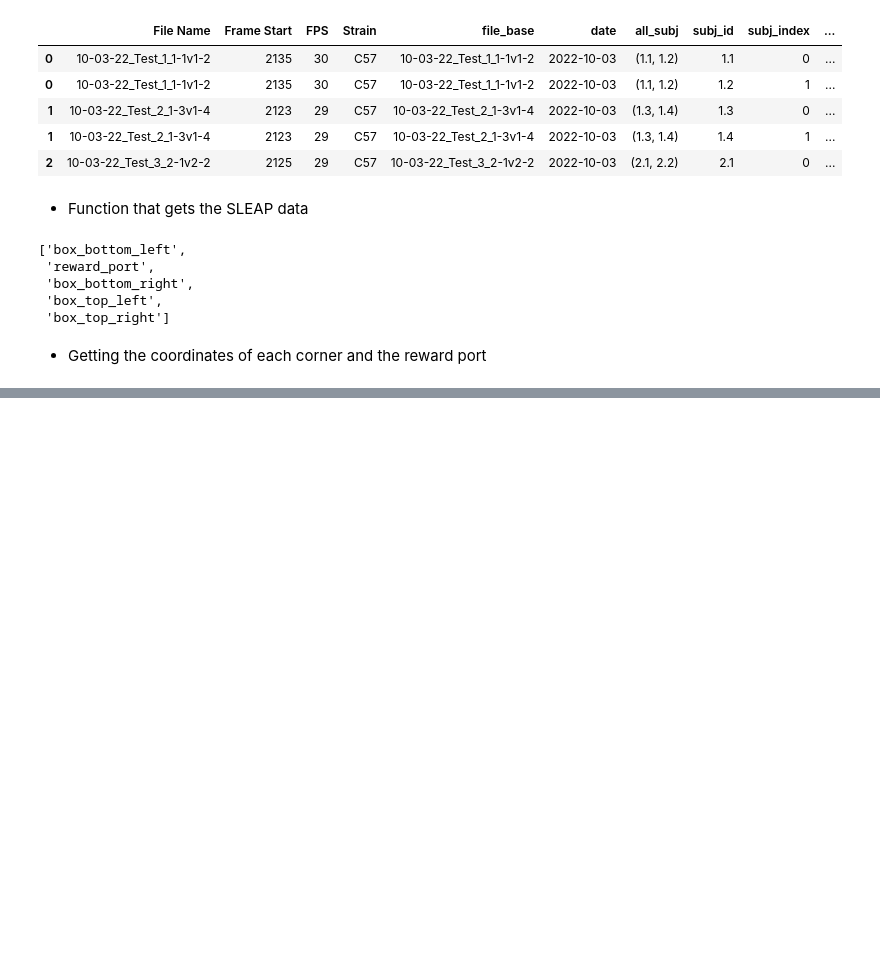
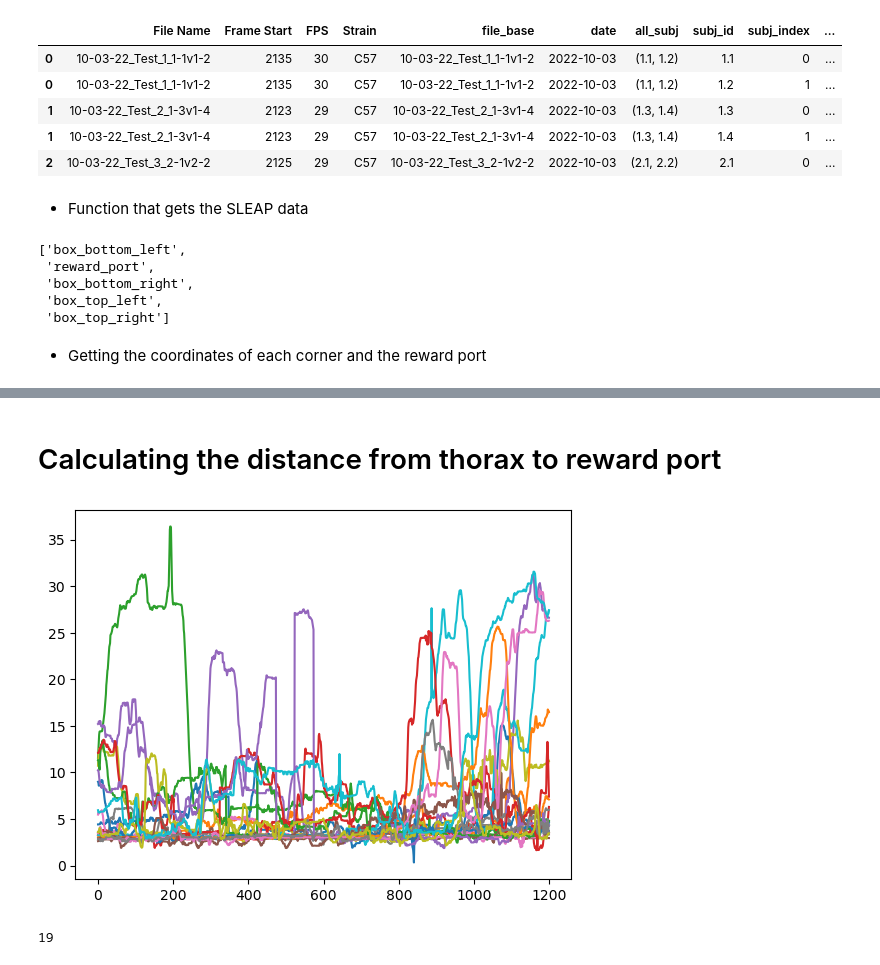
Before and after one commit to padillacoreanolab/dominance_strain_comparison, a Jupyter notebook: results/2023_05_02_rc_sleap_analysis/refactored_tone_distance.ipynb, the cells around one changed output, grey strips where cells are left out. Cells and saved outputs as stored; diff of their text form; code cells hidden in the pictures; blank space fills up the shorter version.

```diff
--- a/results/2023_05_02_rc_sleap_analysis/refactored_tone_distance.ipynb
+++ b/results/2023_05_02_rc_sleap_analysis/refactored_tone_distance.ipynb
@@ -295,0 +472,5 @@ plt.legend()
+# %%
+nose_index = TONE_START_DF["pose_estimation_sleap"].iloc[0][1].index("nose")
+# %%
+TONE_START_DF["pose_estimation_thorax_coordinates"] = TONE_START_DF["pose_estimation_scaled_coordinates"].apply(lambda x: x[:,thorax_index,:])
+TONE_START_DF["pose_estimation_nose_coordinates"] = TONE_START_DF["pose_estimation_scaled_coordinates"].apply(lambda x: x[:,nose_index,:])
@@ -296,3 +487,20 @@ plt.legend()
+# %% [markdown]
+# Calculating the distance from thorax to reward port
+# %%
+TONE_START_DF["thorax_to_reward_port_distance"] = TONE_START_DF.apply(lambda row: np.linalg.norm(row["pose_estimation_thorax_coordinates"] - row["reward_port_scaled"], axis=1), axis=1)
+# %%
+TONE_START_DF["thorax_to_reward_port_tone_slices"] = TONE_START_DF.apply(lambda row:  np.vstack([row["thorax_to_reward_port_distance"][tone_frame-frame_range:tone_frame+frame_range] for tone_frame in row["all_tone_frame"] if tone_frame <= row["thorax_to_reward_port_distance"].shape[0]]), axis=1)
+# %%
+# Iterate over each row in the array
+for i, row in enumerate(TONE_START_DF["thorax_to_reward_port_tone_slices"].iloc[10]):
+    # Plot the row data
+    plt.plot(row, label=f'Line {i+1}')
+# %% [output]
+[figure, added]
+# %%
+i
+# %% [output]
+19
 # %% [markdown]
 <a style='text-decoration:none;line-height:16px;display:flex;color:#5B5B62;padding:10px;justify-content:end;' href='https://deepnote.com?utm_source=created-in-deepnote-cell&projectId=a4490980-3f6a-4f44-80eb-ebd789a5b21f' target="_blank">
 <img alt='Created in deepnote.com' style='display:inline;max-height:16px;margin:0px;margin-right:7.5px;' src='embedded-picture-1' > </img>
```
Also changed, not shown: parts of 38 cells of this notebook.
